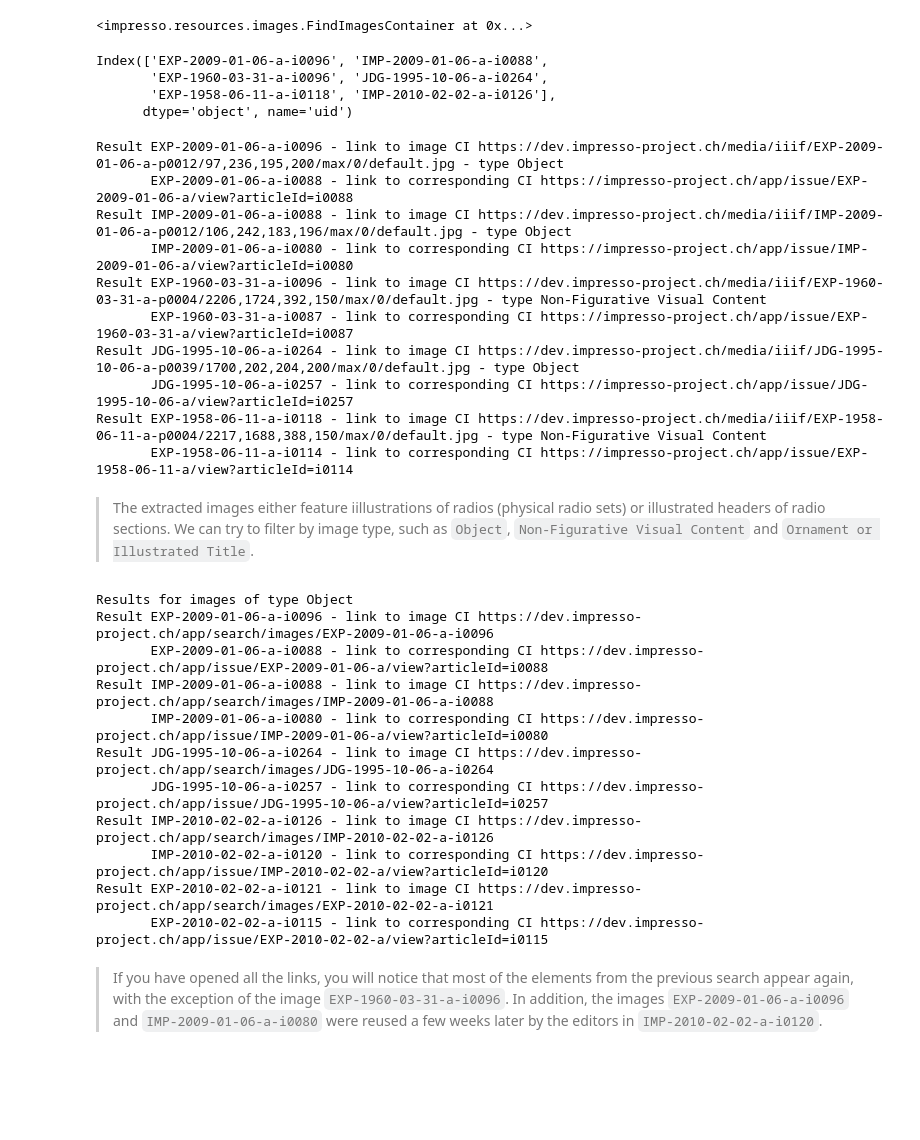
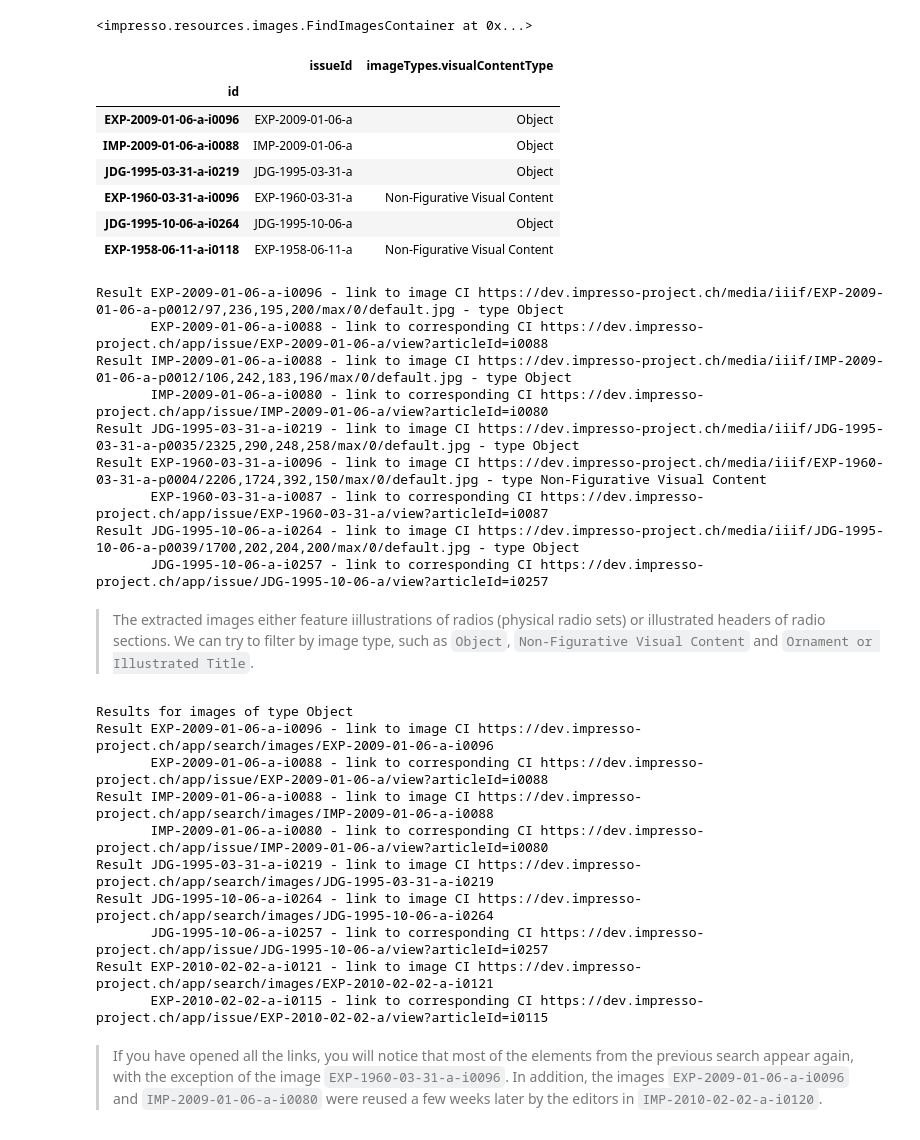
Before and after one commit to impresso/impresso-datalab-notebooks, a Jupyter notebook: workshop_resources/ws4-embeddings/explore_multimodal-embeddings.ipynb, the cells around one changed output. Drawn from its saved outputs; the diff is of its cells as text; code cells hidden in the pictures; blank space fills up the shorter version.

```diff
--- a/workshop_resources/ws4-embeddings/explore_multimodal-embeddings.ipynb
+++ b/workshop_resources/ws4-embeddings/explore_multimodal-embeddings.ipynb
@@ -107,12 +113,16 @@ results
 # %% [output]
 <impresso.resources.images.FindImagesContainer at 0x...>
 # %%
-results.df[['contentItemUid', 'imageTypes.visualContentType']].index
+results.df[['issueId', 'imageTypes.visualContentType']]
 # %% [output]
-Index(['EXP-2009-01-06-a-i0096', 'IMP-2009-01-06-a-i0088',
-       'EXP-1960-03-31-a-i0096', 'JDG-1995-10-06-a-i0264',
-       'EXP-1958-06-11-a-i0118', 'IMP-2010-02-02-a-i0126'],
-      dtype='object', name='uid')
+|  | issueId | imageTypes.visualContentType |
+| id |  |  |
+| EXP-2009-01-06-a-i0096 | EXP-2009-01-06-a | Object |
+| IMP-2009-01-06-a-i0088 | IMP-2009-01-06-a | Object |
+| JDG-1995-03-31-a-i0219 | JDG-1995-03-31-a | Object |
+| EXP-1960-03-31-a-i0096 | EXP-1960-03-31-a | Non-Figurative Visual Content |
+| JDG-1995-10-06-a-i0264 | JDG-1995-10-06-a | Object |
+| EXP-1958-06-11-a-i0118 | EXP-1958-06-11-a | Non-Figurative Visual Content |
 # %%
 import numpy as np
 import pandas as pd
@@ -120,24 +130,23 @@ import pandas as pd
 # Print the URLs for the first 5 images
 for uid, r in results.df.head(5).iterrows():
   print(f"Result {uid} - link to image CI {r.previewUrl} - type {r['imageTypes.visualContentType']}")
-  if str(r.contentItemUid)!='nan':
-    print(f"       {r.contentItemUid} - link to corresponding CI {img_webapp_url(r.contentItemUid)}")
+  if pd.notna(r.contentItemId):
+    print(f"       {r.contentItemId} - link to corresponding CI {img_webapp_url(r.contentItemId)}")
 # %% [output]
 Result EXP-2009-01-06-a-i0096 - link to image CI https://dev.impresso-project.ch/media/iiif/EXP-2009-01-06-a-p0012/97,236,195,200/max/0/default.jpg - type Object
-       EXP-2009-01-06-a-i0088 - link to corresponding CI https://impresso-project.ch/app/issue/EXP-2009-01-06-a/view?articleId=i0088
+       EXP-2009-01-06-a-i0088 - link to corresponding CI https://dev.impresso-project.ch/app/issue/EXP-2009-01-06-a/view?articleId=i0088
 Result IMP-2009-01-06-a-i0088 - link to image CI https://dev.impresso-project.ch/media/iiif/IMP-2009-01-06-a-p0012/106,242,183,196/max/0/default.jpg - type Object
-       IMP-2009-01-06-a-i0080 - link to corresponding CI https://impresso-project.ch/app/issue/IMP-2009-01-06-a/view?articleId=i0080
+       IMP-2009-01-06-a-i0080 - link to corresponding CI https://dev.impresso-project.ch/app/issue/IMP-2009-01-06-a/view?articleId=i0080
+Result JDG-1995-03-31-a-i0219 - link to image CI https://dev.impresso-project.ch/media/iiif/JDG-1995-03-31-a-p0035/2325,290,248,258/max/0/default.jpg - type Object
 Result EXP-1960-03-31-a-i0096 - link to image CI https://dev.impresso-project.ch/media/iiif/EXP-1960-03-31-a-p0004/2206,1724,392,150/max/0/default.jpg - type Non-Figurative Visual Content
-       EXP-1960-03-31-a-i0087 - link to corresponding CI https://impresso-project.ch/app/issue/EXP-1960-03-31-a/view?articleId=i0087
+       EXP-1960-03-31-a-i0087 - link to corresponding CI https://dev.impresso-project.ch/app/issue/EXP-1960-03-31-a/view?articleId=i0087
 Result JDG-1995-10-06-a-i0264 - link to image CI https://dev.impresso-project.ch/media/iiif/JDG-1995-10-06-a-p0039/1700,202,204,200/max/0/default.jpg - type Object
-       JDG-1995-10-06-a-i0257 - link to corresponding CI https://impresso-project.ch/app/issue/JDG-1995-10-06-a/view?articleId=i0257
-Result EXP-1958-06-11-a-i0118 - link to image CI https://dev.impresso-project.ch/media/iiif/EXP-1958-06-11-a-p0004/2217,1688,388,150/max/0/default.jpg - type Non-Figurative Visual Content
-       EXP-1958-06-11-a-i0114 - link to corresponding CI https://impresso-project.ch/app/issue/EXP-1958-06-11-a/view?articleId=i0114
+       JDG-1995-10-06-a-i0257 - link to corresponding CI https://dev.impresso-project.ch/app/issue/JDG-1995-10-06-a/view?articleId=i0257
 # %% [markdown]
 > The extracted images either feature iillustrations of radios (physical radio sets) or illustrated headers of radio sections.
 We can try to filter by image type, such as `Object`, `Non-Figurative Visual Content` and `Ornament or Illustrated Title`.
 # %%
-# Filter results based on the image content type "Object"
+# Filter results based on the image content type "Object"
 object_results = impresso_session.images.find(
   content_type="Object",
   embedding=kw_embedding,
@@ -148,18 +157,17 @@ object_results = impresso_session.images.find(
 print(f"Results for images of type Object")
 for uid, r in object_results.df.head(5).iterrows():
   print(f"Result {uid} - link to image CI {img_webapp_url(uid, issue_mode=False)}")
-  if str(r.contentItemUid)!='nan':
-    print(f"       {r.contentItemUid} - link to corresponding CI {img_webapp_url(r.contentItemUid)}")
+  if pd.notna(r.contentItemId):
+    print(f"       {r.contentItemId} - link to corresponding CI {img_webapp_url(r.contentItemId)}")
 # %% [output]
 Results for images of type Object
 Result EXP-2009-01-06-a-i0096 - link to image CI https://dev.impresso-project.ch/app/search/images/EXP-2009-01-06-a-i0096
        EXP-2009-01-06-a-i0088 - link to corresponding CI https://dev.impresso-project.ch/app/issue/EXP-2009-01-06-a/view?articleId=i0088
 Result IMP-2009-01-06-a-i0088 - link to image CI https://dev.impresso-project.ch/app/search/images/IMP-2009-01-06-a-i0088
        IMP-2009-01-06-a-i0080 - link to corresponding CI https://dev.impresso-project.ch/app/issue/IMP-2009-01-06-a/view?articleId=i0080
+Result JDG-1995-03-31-a-i0219 - link to image CI https://dev.impresso-project.ch/app/search/images/JDG-1995-03-31-a-i0219
 Result JDG-1995-10-06-a-i0264 - link to image CI https://dev.impresso-project.ch/app/search/images/JDG-1995-10-06-a-i0264
        JDG-1995-10-06-a-i0257 - link to corresponding CI https://dev.impresso-project.ch/app/issue/JDG-1995-10-06-a/view?articleId=i0257
-Result IMP-2010-02-02-a-i0126 - link to image CI https://dev.impresso-project.ch/app/search/images/IMP-2010-02-02-a-i0126
-       IMP-2010-02-02-a-i0120 - link to corresponding CI https://dev.impresso-project.ch/app/issue/IMP-2010-02-02-a/view?articleId=i0120
 Result EXP-2010-02-02-a-i0121 - link to image CI https://dev.impresso-project.ch/app/search/images/EXP-2010-02-02-a-i0121
        EXP-2010-02-02-a-i0115 - link to corresponding CI https://dev.impresso-project.ch/app/issue/EXP-2010-02-02-a/view?articleId=i0115
 # %% [markdown]
```
Also changed, not shown: parts of 11 cells of this notebook.
